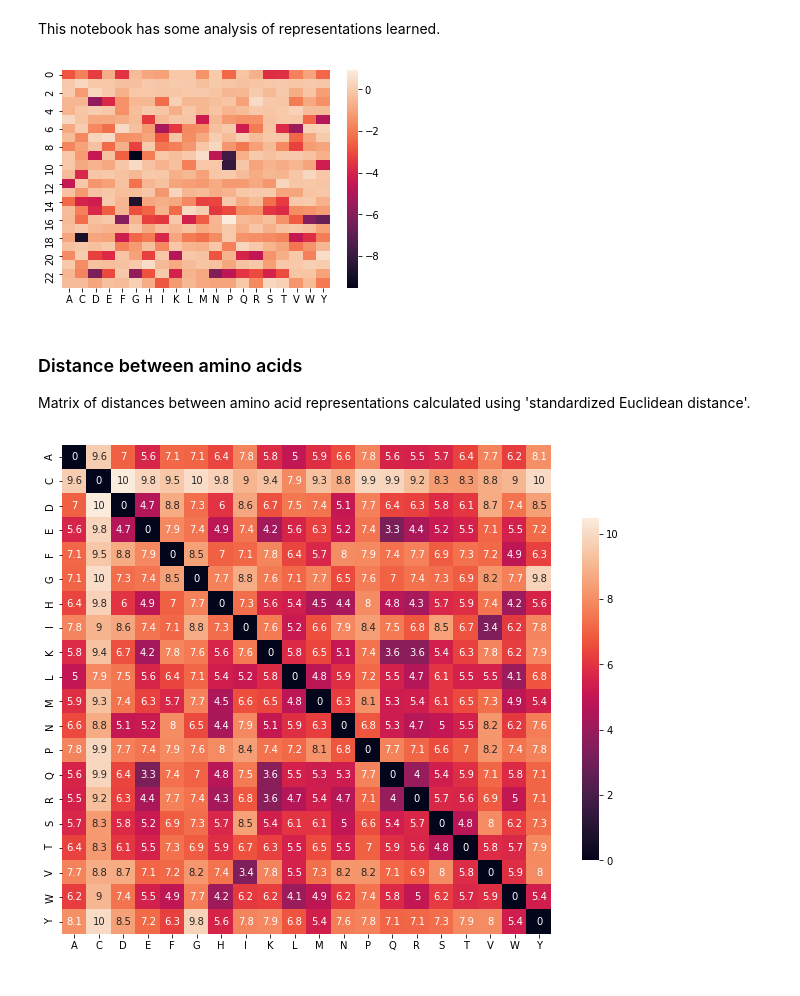
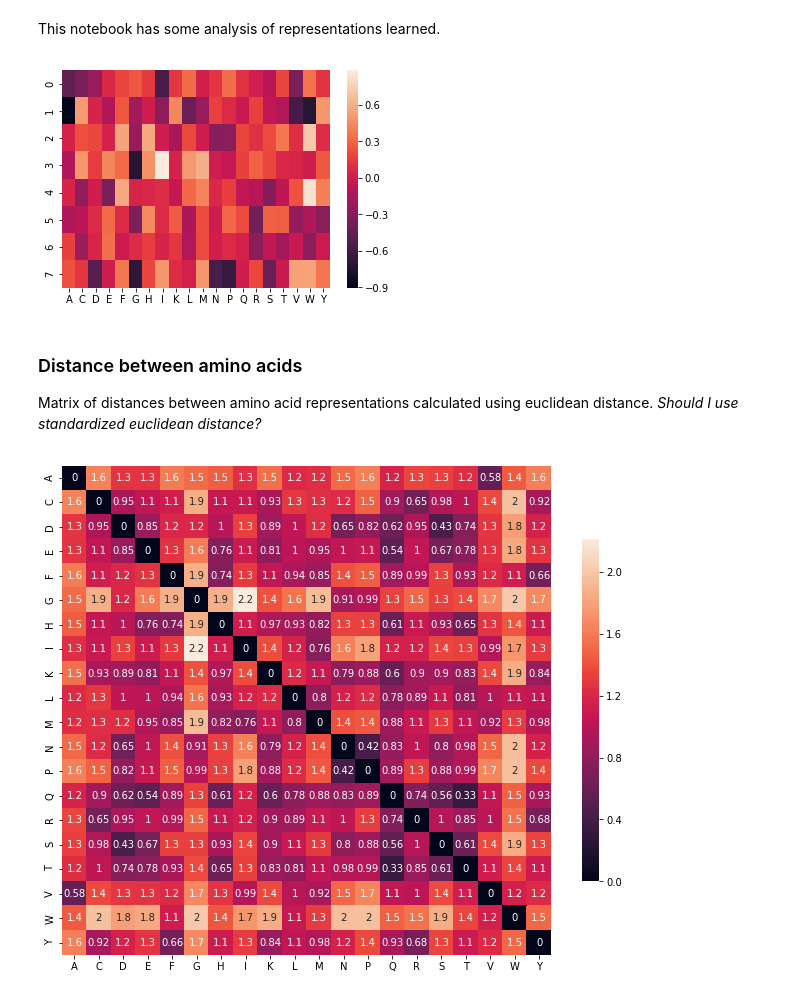
Before and after one commit to zgcarvalho/Seq2Sec, a Jupyter notebook: amino_acids_representation.ipynb, the cells around one changed output. Cells and saved outputs as stored; diff of their text form; code cells hidden in the pictures.

```diff
--- a/amino_acids_representation.ipynb
+++ b/amino_acids_representation.ipynb
@@ -12,22 +12,22 @@ import seaborn as sns
 from scipy.cluster.hierarchy import linkage, dendrogram
 from scipy.spatial.distance import pdist, squareform
 # %%
-net = load('./models/resnet_mt_3-4_cath95.pth')
+net = load('./models/teste-uncloss-ss3_ss4_buried.pth')
 # %%
 weights = net.state_dict()['feat.conv.weight'][:,1:-1,0]
 aa = list('ACDEFGHIKLMNPQRSTVWY')
 # %%
 sns.heatmap(weights, xticklabels=aa);
 # %% [output]
-[figure, old version]
+[figure, new version]
 # %% [markdown]
 ### Distance between amino acids
 
-Matrix of distances between amino acid representations calculated using 'standardized Euclidean distance'.
+Matrix of distances between amino acid representations calculated using euclidean distance. _Should I use standardized euclidean distance?_
 # %%
-D = squareform(pdist(np.transpose(weights), 'seuclidean', V=None))
+D = squareform(pdist(np.transpose(weights), 'euclidean', V=None))
 plt.subplots(figsize=(11, 9))
 sns.heatmap(D, square=True, annot=True, linewidths=.0, cbar_kws={"shrink": .7}, xticklabels=aa, yticklabels=aa);
 # %% [output]
-[figure, old version]
+[figure, new version]
 # %%
```
Also changed, not shown: parts of 3 cells of this notebook, 9 other files.
